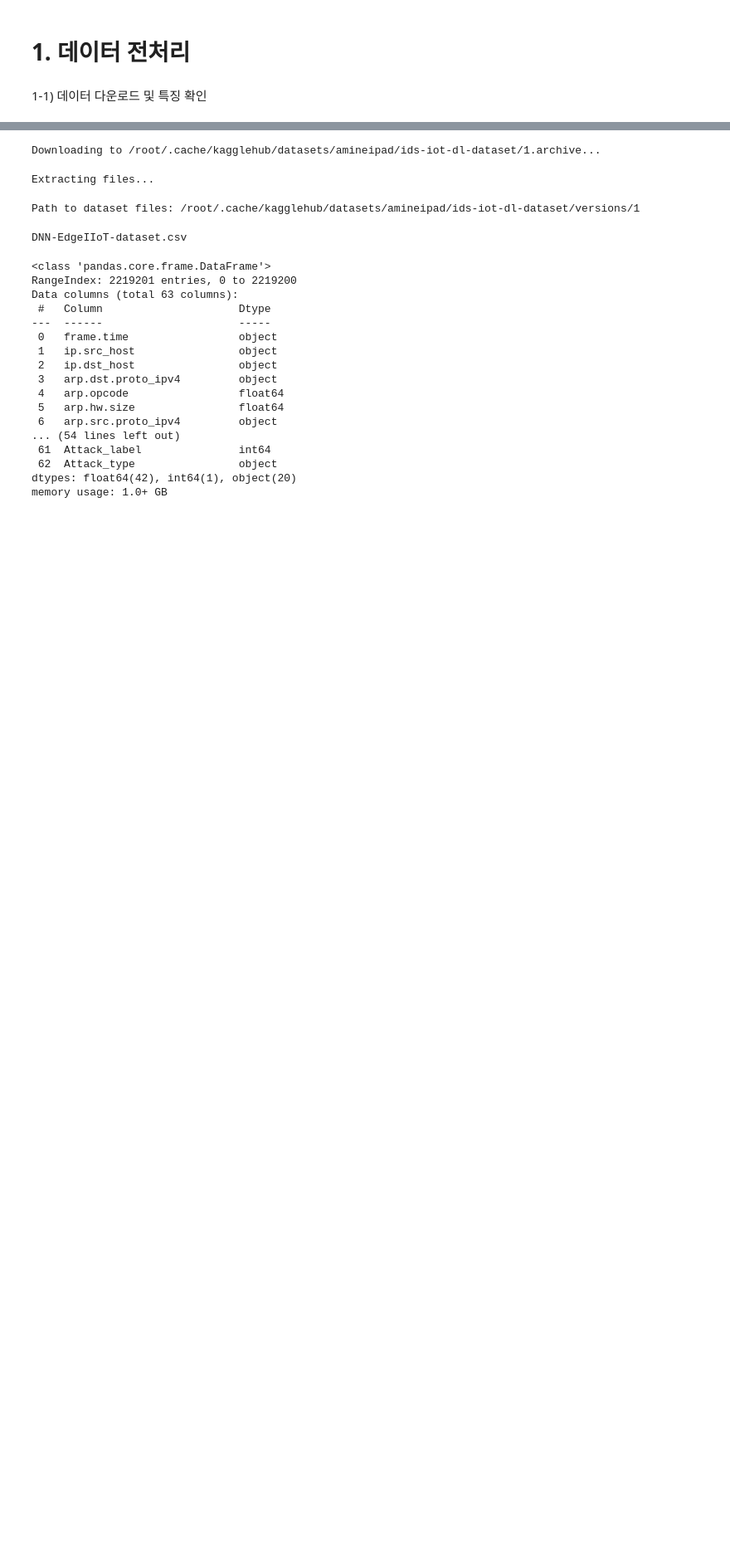
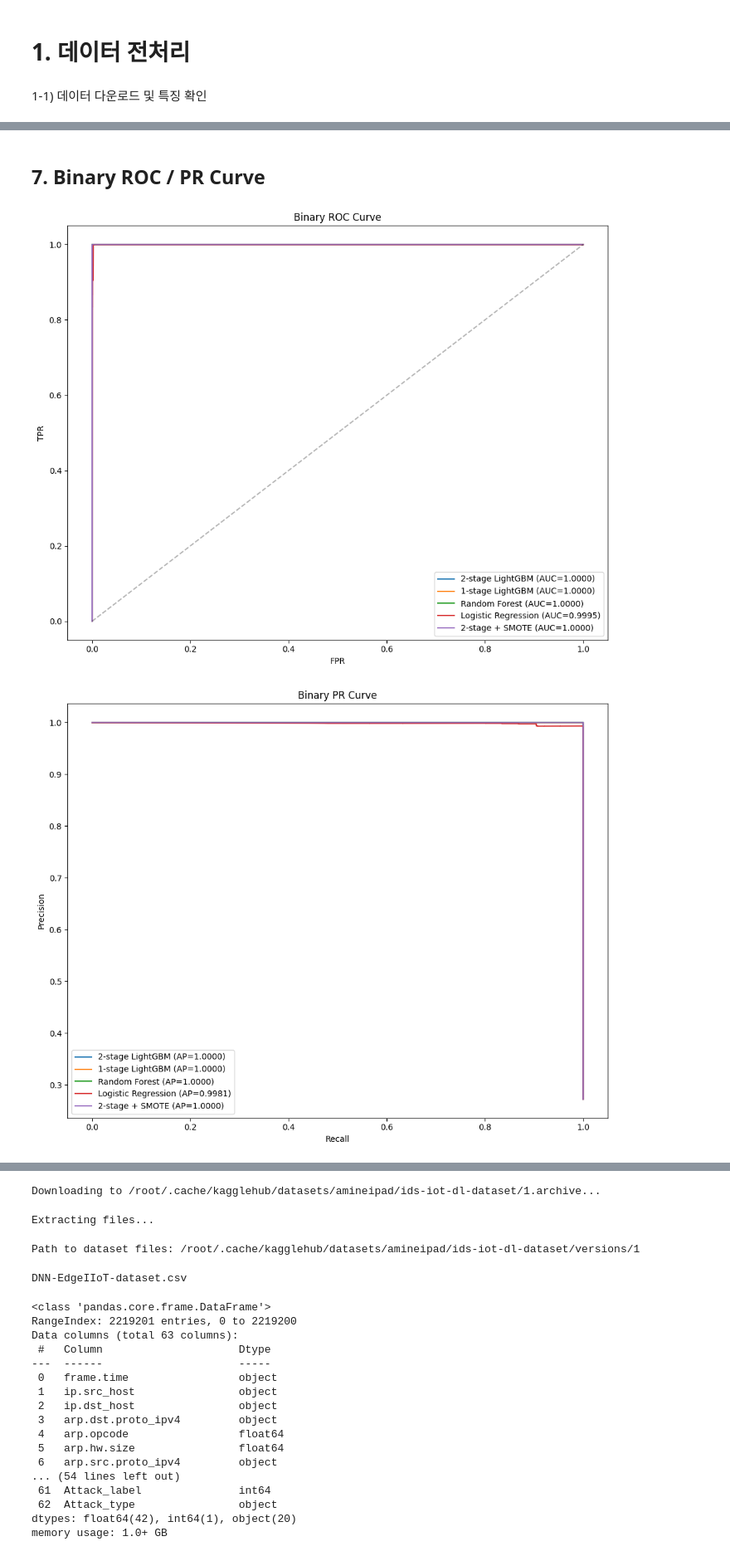
Before and after one commit to yuchanleee/iot-ids-ml, a Jupyter notebook: Ids.ipynb, the cells around one changed output, grey strips where cells are left out. Shown at 83% size. Drawn from its saved outputs; the diff is of its cells as text; code cells hidden in the pictures; blank space fills up the shorter version.

```diff
--- a/Ids.ipynb
+++ b/Ids.ipynb
@@ -24,0 +846,42 @@ from scipy.stats import randint,uniform
+# %% [markdown]
+## 7. Binary ROC / PR Curve
+# %%
+# binary 확률 수집
+models_proba = {
+    "2-stage LightGBM": (test_by, bin_model.predict_proba(test_x)[:, 1]),
+    "1-stage LightGBM": (test_by, 1.0 - single_model.predict_proba(test_x)[:, 0]),
+    "Random Forest": (test_by, 1.0 - rf_model.predict_proba(test_x_filled)[:, 0]),
+    "Logistic Regression": (test_by, 1.0 - lr_model.predict_proba(test_x_scaled)[:, 0]),
+    "2-stage + SMOTE": (test_by, bin_model_smote.predict_proba(test_x)[:, 1]),
+}
+
+# ROC curve
+fig, ax = plt.subplots(figsize=(10, 8))
+auc_scores = {}
+for name, (yt, yp) in models_proba.items():
+    fpr, tpr, _ = roc_curve(yt, yp)
+    auc_val = roc_auc_score(yt, yp)
+    auc_scores[name] = auc_val
+    ax.plot(fpr, tpr, label=f"{name} (AUC={auc_val:.4f})")
+ax.plot([0,1],[0,1],"k--",alpha=0.3)
+ax.set_xlabel("FPR"); ax.set_ylabel("TPR"); ax.set_title("Binary ROC Curve")
+ax.legend(loc="lower right"); plt.tight_layout(); plt.show()
+
+# PR curve
+fig, ax = plt.subplots(figsize=(10, 8))
+ap_scores = {}
+for name, (yt, yp) in models_proba.items():
+    prec, rec, _ = precision_recall_curve(yt, yp)
+    ap_val = average_precision_score(yt, yp)
+    ap_scores[name] = ap_val
+    ax.plot(rec, prec, label=f"{name} (AP={ap_val:.4f})")
+ax.set_xlabel("Recall"); ax.set_ylabel("Precision"); ax.set_title("Binary PR Curve")
+ax.legend(loc="lower left"); plt.tight_layout(); plt.show()
+
+# 결과에 추가
+for name in results:
+    if name in auc_scores: results[name]["roc_auc"] = auc_scores[name]
+    if name in ap_scores: results[name]["ap"] = ap_scores[name]
+# %% [output]
+[figure, added]
+[figure, added]
```
Also changed, not shown: parts of 36 cells of this notebook.
